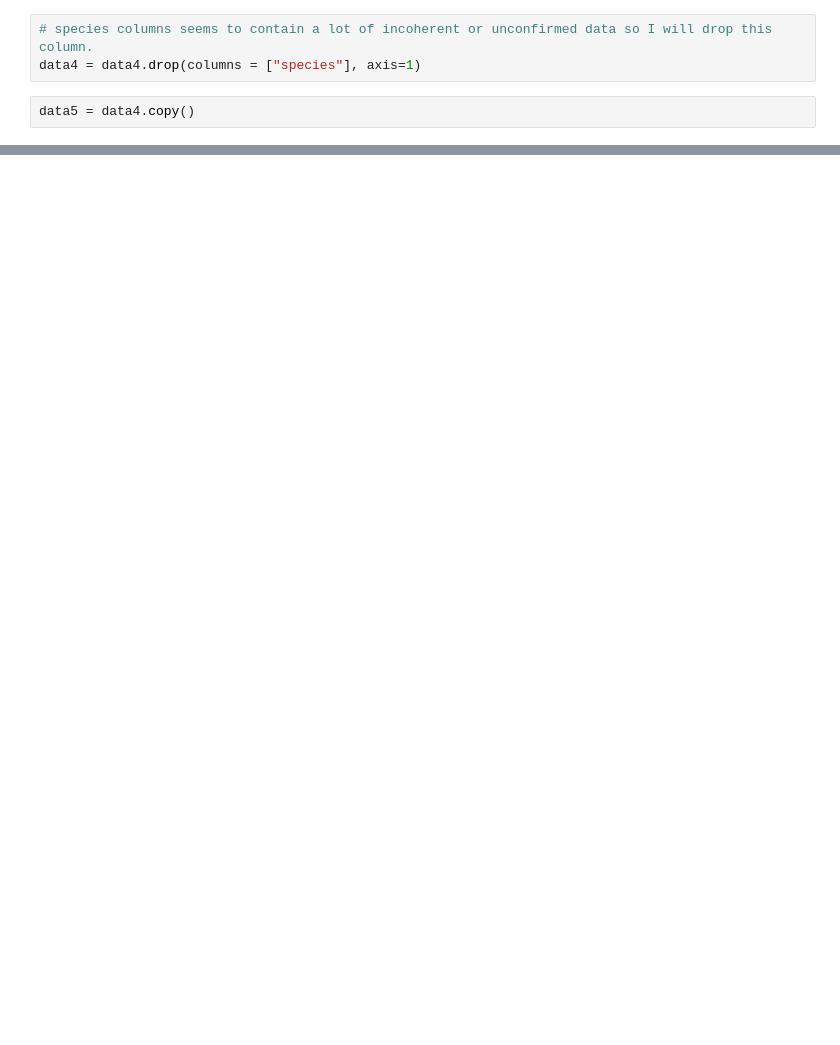
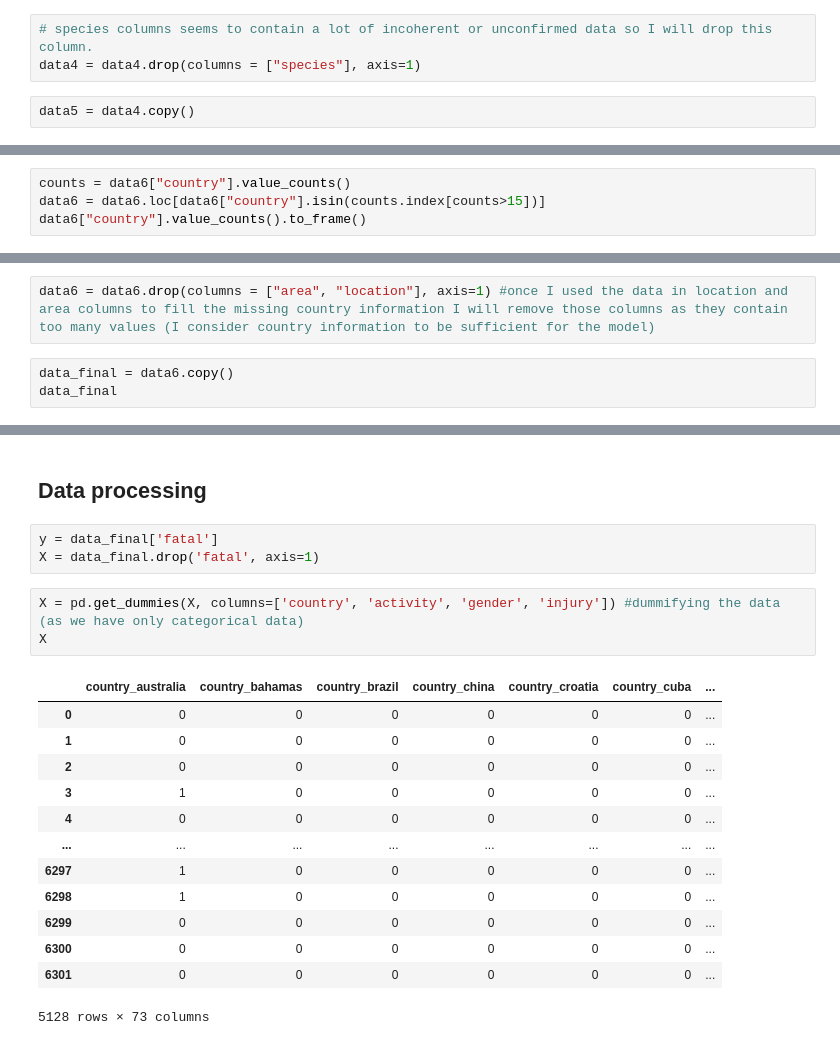
Before and after one commit to olgachwazik/mini-project-shark-attacks, a Jupyter notebook: mini-project-shark-attacks.ipynb, the cells around one changed output, grey strips where cells are left out. Saved outputs shown, nothing was run; the diff lists cells and outputs as text; blank space fills up the shorter version.

```diff
--- a/mini-project-shark-attacks.ipynb
+++ b/mini-project-shark-attacks.ipynb
@@ -638,0 +796,4 @@ low_countries
+# %%
+counts = data6["country"].value_counts()
+data6 = data6.loc[data6["country"].isin(counts.index[counts>15])]
+data6["country"].value_counts().to_frame()
@@ -638,0 +867,5 @@ low_countries
+# %%
+data6 = data6.drop(columns = ["area", "location"], axis=1) #once I used the data in location and area columns to fill the missing country information I will remove those columns as they contain too many values (I consider country information to be sufficient for the model)
+# %%
+data_final = data6.copy()
+data_final
@@ -638,0 +971,22 @@ low_countries
+# %% [markdown]
+## Data processing
+# %%
+y = data_final['fatal']
+X = data_final.drop('fatal', axis=1)
+# %%
+X = pd.get_dummies(X, columns=['country', 'activity', 'gender', 'injury']) #dummifying the data (as we have only categorical data)
+X
+# %% [output]
+|  | country_australia | country_bahamas | country_brazil | country_china | country_croatia | country_cuba | ... |
+| 0 | 0 | 0 | 0 | 0 | 0 | 0 | ... |
+| 1 | 0 | 0 | 0 | 0 | 0 | 0 | ... |
+| 2 | 0 | 0 | 0 | 0 | 0 | 0 | ... |
+| 3 | 1 | 0 | 0 | 0 | 0 | 0 | ... |
+| 4 | 0 | 0 | 0 | 0 | 0 | 0 | ... |
+| ... | ... | ... | ... | ... | ... | ... | ... |
+| 6297 | 1 | 0 | 0 | 0 | 0 | 0 | ... |
+| 6298 | 1 | 0 | 0 | 0 | 0 | 0 | ... |
+| 6299 | 0 | 0 | 0 | 0 | 0 | 0 | ... |
+| 6300 | 0 | 0 | 0 | 0 | 0 | 0 | ... |
+| 6301 | 0 | 0 | 0 | 0 | 0 | 0 | ... |
+5128 rows × 73 columns
```
Also changed, not shown: parts of 91 cells of this notebook.
